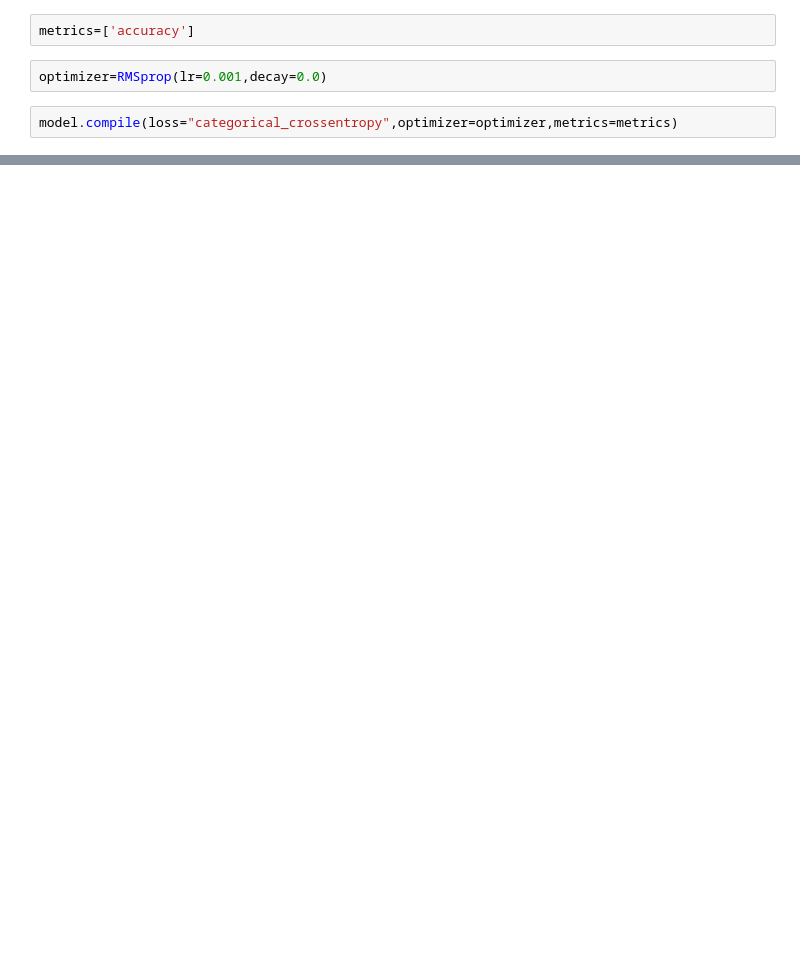
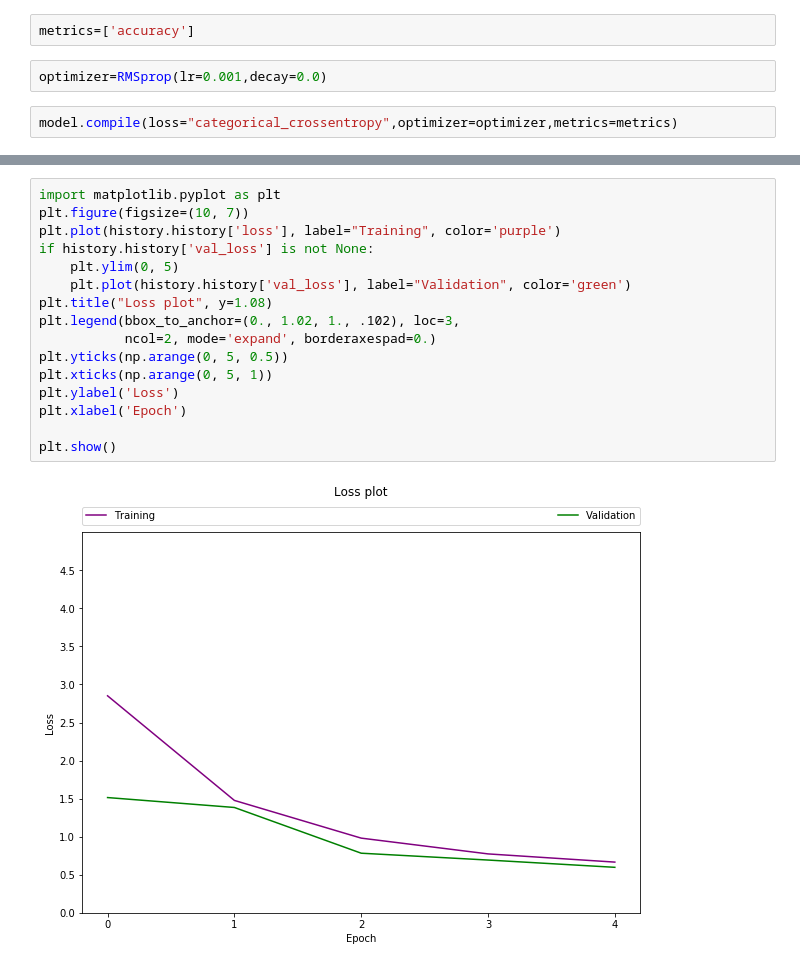
Before and after one commit to jsood/DeepwebFingerprinting, a Jupyter notebook: lstm_attention.ipynb, the cells around one changed output, grey strips where cells are left out. Drawn from its saved outputs; the diff is of its cells as text; blank space fills up the shorter version.

```diff
--- a/lstm_attention.ipynb
+++ b/lstm_attention.ipynb
@@ -154,0 +162,18 @@ KeyboardInterrupt:
+# %%
+import matplotlib.pyplot as plt
+plt.figure(figsize=(10, 7))
+plt.plot(history.history['loss'], label="Training", color='purple')
+if history.history['val_loss'] is not None:
+    plt.ylim(0, 5)
+    plt.plot(history.history['val_loss'], label="Validation", color='green')
+plt.title("Loss plot", y=1.08)
+plt.legend(bbox_to_anchor=(0., 1.02, 1., .102), loc=3,
+           ncol=2, mode='expand', borderaxespad=0.)
+plt.yticks(np.arange(0, 5, 0.5))
+plt.xticks(np.arange(0, 5, 1))
+plt.ylabel('Loss')
+plt.xlabel('Epoch')
+
+plt.show()
+# %% [output]
+[figure, added]
```
Also changed, not shown: parts of 8 cells of this notebook.
